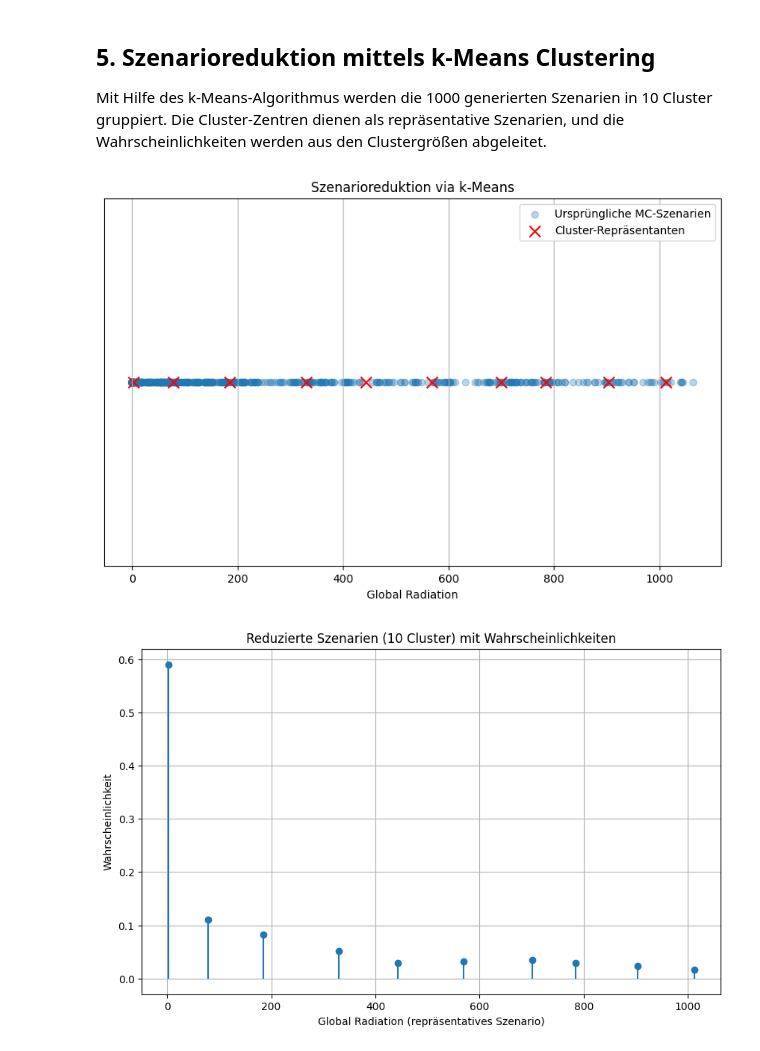
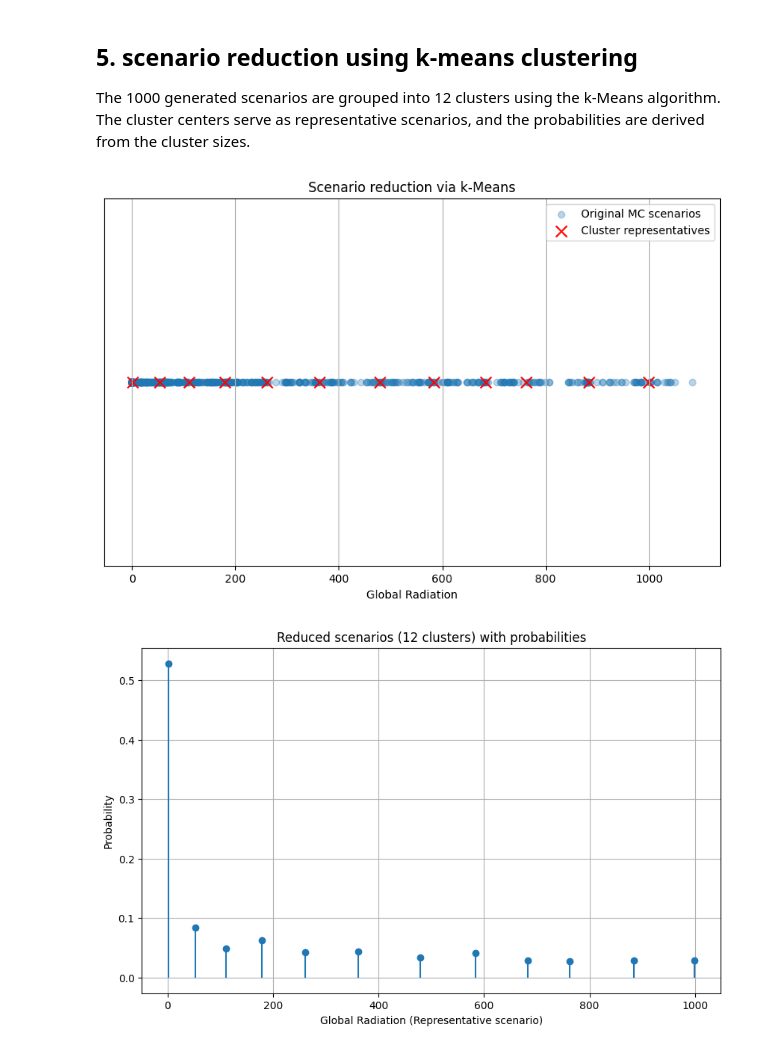
Before and after one commit to czwiessler/AMOProject, a Jupyter notebook: MonteCarlo_Simulation.ipynb, the cells around one changed output. Saved outputs shown, nothing was run; the diff lists cells and outputs as text; code cells hidden in the pictures.

```diff
--- a/MonteCarlo_Simulation.ipynb
+++ b/MonteCarlo_Simulation.ipynb
@@ -114,14 +114,14 @@ plt.show()
 # %% [markdown]
-## 5. Szenarioreduktion mittels k-Means Clustering
+## 5. scenario reduction using k-means clustering
 
-Mit Hilfe des k-Means-Algorithmus werden die 1000 generierten Szenarien in 10 Cluster gruppiert. Die Cluster-Zentren dienen als repräsentative Szenarien, und die Wahrscheinlichkeiten werden aus den Clustergrößen abgeleitet.
+The 1000 generated scenarios are grouped into 12 clusters using the k-Means algorithm. The cluster centers serve as representative scenarios, and the probabilities are derived from the cluster sizes.
 # %%
 # Anzahl der ursprünglichen Szenarien und gleiche Wahrscheinlichkeit
 num_scenarios = len(mc_scenarios)
 original_prob = 1.0 / num_scenarios  # Alle Szenarien haben die gleiche Wahrscheinlichkeit
 
 # Bestimme, wie viele Cluster (k) gewünscht sind
-k = 10  # Beispiel: 10 repräsentative Szenarien
+k = 12  # Beispiel: 12 repräsentative Szenarien
 
 # KMeans-Clustering (KMeans erwartet 2D-Daten)
 mc_scenarios_2d = mc_scenarios.reshape(-1, 1)
@@ -137,39 +137,39 @@ counts_dict = dict(zip(unique, counts))
 
 # Wahrscheinlichkeiten der Cluster berechnen
 cluster_probs = [counts_dict[i] * original_prob for i in range(k)]
 
 # Optional: Sortieren der Clusterzentren für eine übersichtliche Darstellung
 sorted_indices = np.argsort(cluster_centers)
 cluster_centers_sorted = cluster_centers[sorted_indices]
 cluster_probs_sorted = np.array(cluster_probs)[sorted_indices]
 
 # Visualisierung der Cluster und reduzierten Szenarien
 plt.figure(figsize=(10, 6))
 
 # (a) Scatter-Plot der ursprünglichen MC-Szenarien
 plt.scatter(mc_scenarios, np.zeros_like(mc_scenarios),
-            alpha=0.3, label='Ursprüngliche MC-Szenarien')
+            alpha=0.3, label='Original MC scenarios')
 
 # (b) Plot der Clusterzentren als repräsentative Szenarien
 plt.scatter(cluster_centers, np.zeros_like(cluster_centers),
-            color='red', marker='x', s=100, label='Cluster-Repräsentanten')
+            color='red', marker='x', s=100, label='Cluster representatives')
 
-plt.title('Szenarioreduktion via k-Means')
+plt.title('Scenario reduction via k-Means')
 plt.xlabel('Global Radiation')
 plt.yticks([])  # y-Achse ausblenden, da es sich um 1D-Daten handelt
 plt.legend()
 plt.grid(True)
 plt.show()
 
 # Visualisierung der Wahrscheinlichkeitsverteilung der reduzierten Szenarien
 plt.figure(figsize=(10, 6))
 plt.stem(cluster_centers_sorted, cluster_probs_sorted, basefmt=' ')
-plt.title('Reduzierte Szenarien (10 Cluster) mit Wahrscheinlichkeiten')
-plt.xlabel('Global Radiation (repräsentatives Szenario)')
-plt.ylabel('Wahrscheinlichkeit')
+plt.title('Reduced scenarios (12 clusters) with probabilities')
+plt.xlabel('Global Radiation (Representative scenario)')
+plt.ylabel('Probability')
 plt.grid(True)
 plt.show()
 # %% [output]
-[figure, old version]
+[figure, new version]
-[figure, old version]
+[figure, new version]
 # %% [markdown]
```
Also changed, not shown: parts of 12 cells of this notebook, 1 other file.
